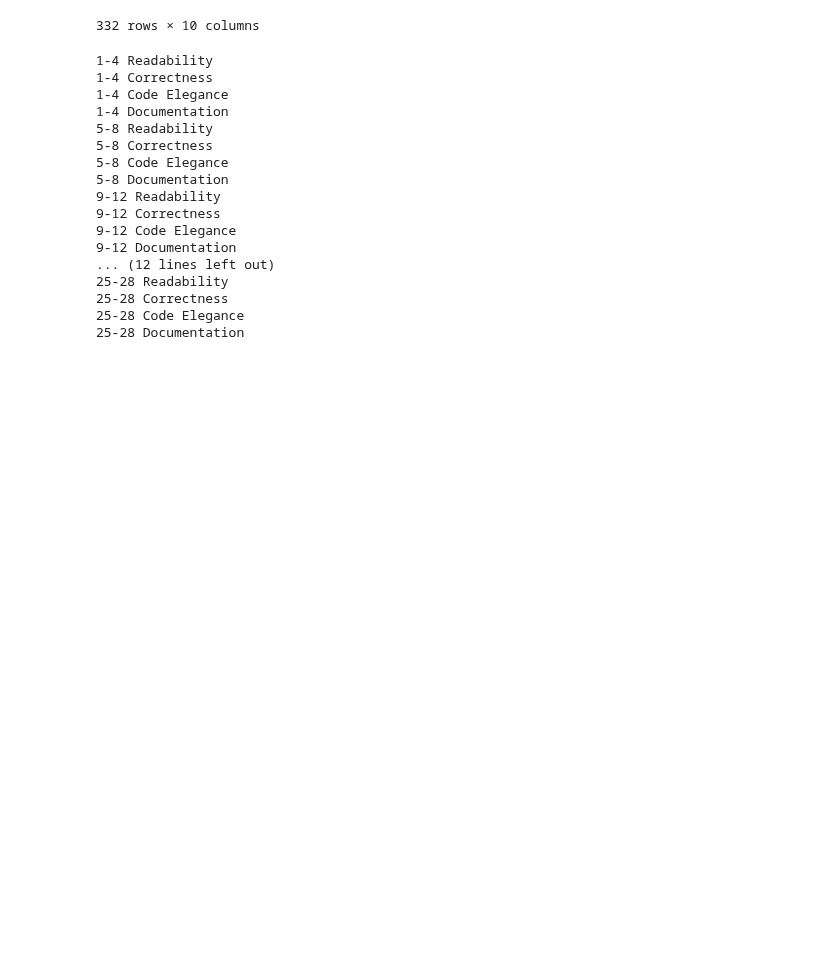
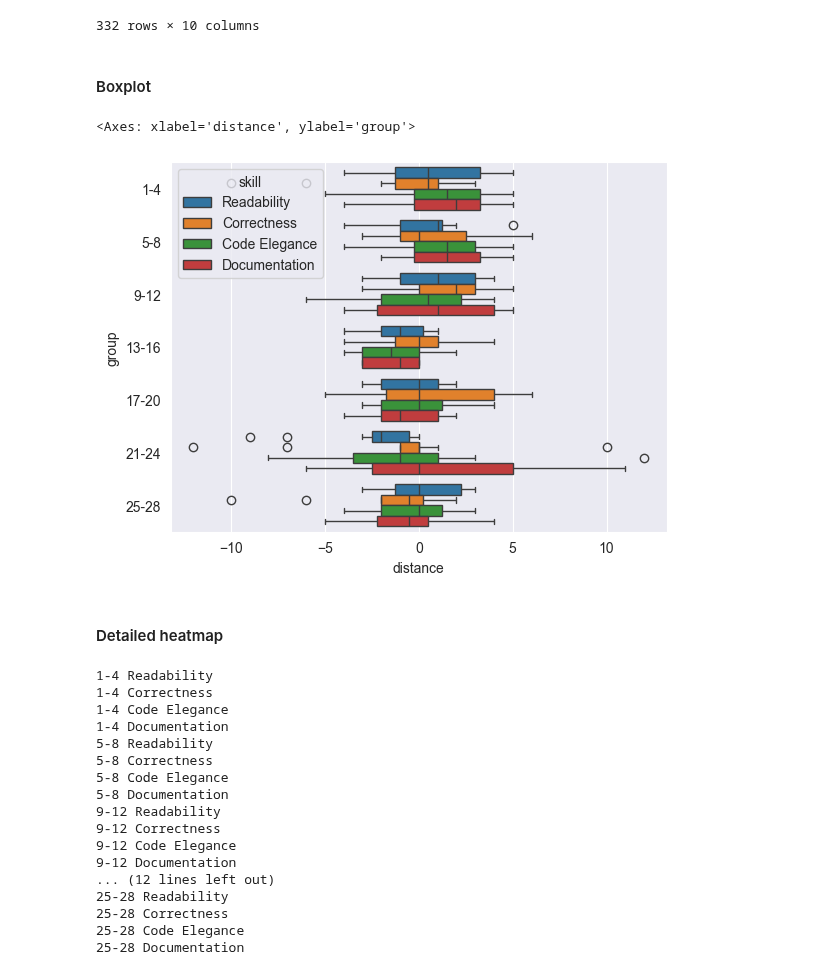
Before and after one commit to m-messer/Consistency_In_Grading_Analysis, a Jupyter notebook: grades_analysis.ipynb, the cells around one changed output. Drawn from its saved outputs; the diff is of its cells as text; code cells hidden in the pictures; blank space fills up the shorter version.

```diff
--- a/grades_analysis.ipynb
+++ b/grades_analysis.ipynb
@@ -108,8 +110,8 @@ assignment_number
 | 0 | 21-24 | Documentation | -0.036180 |
 | 0 | 25-28 | Documentation | 0.063255 |
 # %%
-pivot = results_df.sort_values(by='group').pivot(index='group', columns='skill', values='fliess_kappa')
-pivot
+fine_pivot = fine_df.sort_values(by='group').pivot(index='group', columns='skill', values='fliess_kappa')
+fine_pivot
 # %% [output]
 | skill | Code Elegance | Correctness | Documentation | Readability |
 | group |  |  |  |  |
@@ -169,6 +171,9 @@ def one_away_fleiss_kappa(table):
 
     return kappa
 # %%
+NUMBER_OF_AGG_GRADES = 14 # TODO: Check with NB should I include NAN here?
+
+# TODO: Check with NB this is the right approach and that this works mathematically?!
 def calculate_one_away_fleiss_kappa(skill, participant_list):
     skill_df = grade_df[grade_df['skill'] == skill][['participant_id', 'assignment_number', 'grade']]
     group_df = skill_df[skill_df['participant_id'].isin(participant_list)].sort_values(by='participant_id')
@@ -185,4 +190,6 @@ def calculate_one_away_fleiss_kappa(skill, participant_list):
         agg_grade = pivot.columns[i] + pivot.columns[i+1]
         out_df[agg_grade] = pivot[pivot.columns[i]] + pivot[pivot.columns[i+1]]
 
+    assert out_df.shape[1] == NUMBER_OF_AGG_GRADES
+
     return one_away_fleiss_kappa(out_df.to_numpy())
@@ -193,20 +196,20 @@ calculate_one_away_fleiss_kappa("Correctness", [1,2,3,4])
 # %%
-results_df = None
+one_away_df = None
 
 for skill in ['Correctness', 'Readability', 'Code Elegance', 'Documentation']:
     for i in range(1, 28, 4):
         group = list(range(i, i + 4))
         group_str = str(group[0]) + '-' + str(group[-1])
         try:
-            results_df = pd.concat([results_df, pd.DataFrame({
+            one_away_df = pd.concat([one_away_df, pd.DataFrame({
                 'group': group_str,
                 'skill': skill,
                 'fliess_kappa': calculate_one_away_fleiss_kappa(skill, group)}, index=[0])])
         except ValueError:
             print('Error duplicate entries check data for: ', group_str)
 
-results_df['group'] = pd.Categorical(results_df['group'], ['1-4', '5-8', '9-12', '13-16', '17-20', '21-24', '25-28'])
-results_df
+one_away_df['group'] = pd.Categorical(one_away_df['group'], ['1-4', '5-8', '9-12', '13-16', '17-20', '21-24', '25-28'])
+one_away_df
 # %% [output]
 |  | group | skill | fliess_kappa |
 | 0 | 1-4 | Correctness | 0.878976 |
@@ -475,6 +479,15 @@ dist_df
 | 4 | 25-28 | Documentation | 619.0 | 26 | 28 | A++ | A++ | ... |
 | 5 | 25-28 | Documentation | 305.0 | 27 | 28 | A- | A++ | ... |
 332 rows × 10 columns
+# %% [markdown]
+#### Boxplot
+# %%
+sns.boxplot(dist_df, y='group', x='distance', hue='skill')
+# %% [output]
+<Axes: xlabel='distance', ylabel='group'>
+[figure, added]
+# %% [markdown]
+#### Detailed heatmap
 # %%
 def generate_heatmap_data(skill, group):
     temp_df = dist_df[(dist_df['skill'] == skill) & (dist_df['group'] == group)].sort_values(['participant_id_1', 'participant_id_2'])
```
Also changed, not shown: parts of 22 cells of this notebook.
